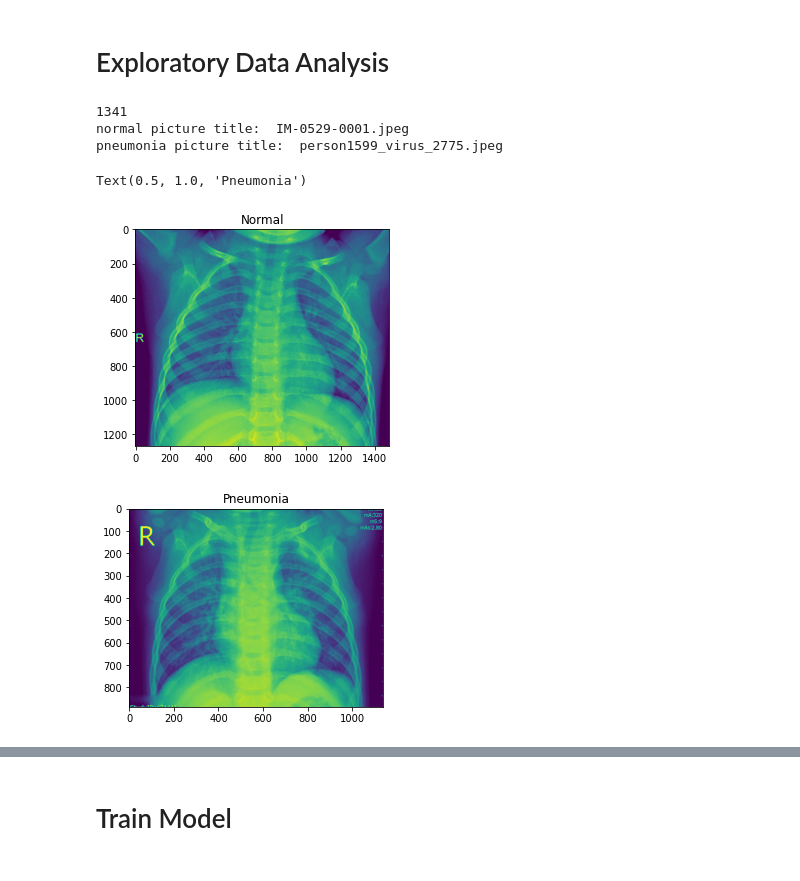
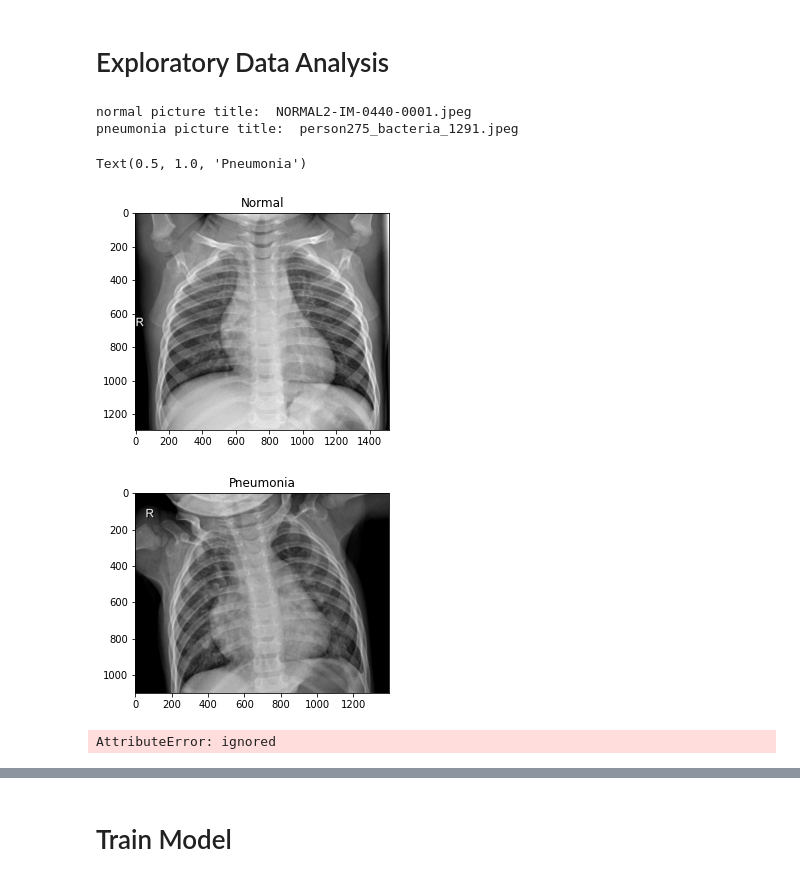
Before and after one commit to chezyio/SC1015_Project, a Jupyter notebook: SC1015_Project.ipynb, the cells around one changed output, grey strips where cells are left out. Saved outputs shown, nothing was run; the diff lists cells and outputs as text; code cells hidden in the pictures.

```diff
--- a/SC1015_Project.ipynb
+++ b/SC1015_Project.ipynb
@@ -114,46 +105,50 @@ Streaming output truncated to the last 5000 lines.
 # %% [markdown]
 <h1>Exploratory Data Analysis</h1>
 # %%
-train = './train/chest_xray/train/'
-test = './test/chest_xray/test/'
-val = './test/chest_xray/val/'
+train = './chest_xray/chest_xray/train/'
+test = './chest_xray/chest_xray/test/'
+val = './chest_xray/chest_xray/val/'
 
 trainN = train + 'NORMAL/'
 trainP = train + 'PNEUMONIA/'
+
+testN = test + 'NORMAL/'
+testP = test + 'PNEUMONIA/'
+
+valN = val + 'NORMAL/'
+valP = val + 'PNEUMONIA/'
 # %%
-print(len(os.listdir(trainN)))
 rand_norm = np.random.randint(0,len(os.listdir(trainN)))
 norm_pic = os.listdir(trainN)[rand_norm]
 print('normal picture title: ', norm_pic)
 
 norm_pic_add = trainN+norm_pic
 
 rand_p = np.random.randint(0, len(os.listdir(trainP)))
 
 pneu_pic = os.listdir(trainP)[rand_p]
 pneu_pic_add = trainP + pneu_pic
 print('pneumonia picture title: ', pneu_pic)
 
 # Load images
 norm_load = Image.open(norm_pic_add)
 pneu_load = Image.open(pneu_pic_add)
 
 f = plt.figure(figsize = (10,6))
 a1 = f.add_subplot(1,2,1)
-img_plot = plt.imshow(norm_load)
+img_plot = plt.imshow(norm_load, cmap='gray')
 a1.set_title('Normal')
 
 f2 = plt.figure(figsize =(10,6))
 a2 = f2.add_subplot(1,2,1)
-img_plot2 = plt.imshow(pneu_load)
+img_plot2 = plt.imshow(pneu_load, cmap='gray')
 a2.set_title('Pneumonia')
 # %% [output]
-1341
-normal picture title:  IM-0529-0001.jpeg
-pneumonia picture title:  person1599_virus_2775.jpeg
+normal picture title:  NORMAL2-IM-0440-0001.jpeg
+pneumonia picture title:  person275_bacteria_1291.jpeg
 Text(0.5, 1.0, 'Pneumonia')
-[figure, old version]
+[figure, new version]
-[figure, old version]
+[figure, new version]
 # %%
 sns.distplot(norm_load.ravel(),
              label=f"Pixel Mean {np.mean(norm_load):.3f} & Standard Deviation {np.std(norm_load):.3f}",
@@ -162,3 +157,5 @@ plt.legend(loc='upper right')
 plt.title('Distribution of Pixel Intensities in the Image')
 plt.xlabel('Pixel Intensity')
 plt.ylabel('# Pixels in Image')
+# %% [output]
+AttributeError: ignored
```
Also changed, not shown: parts of 21 cells of this notebook.
